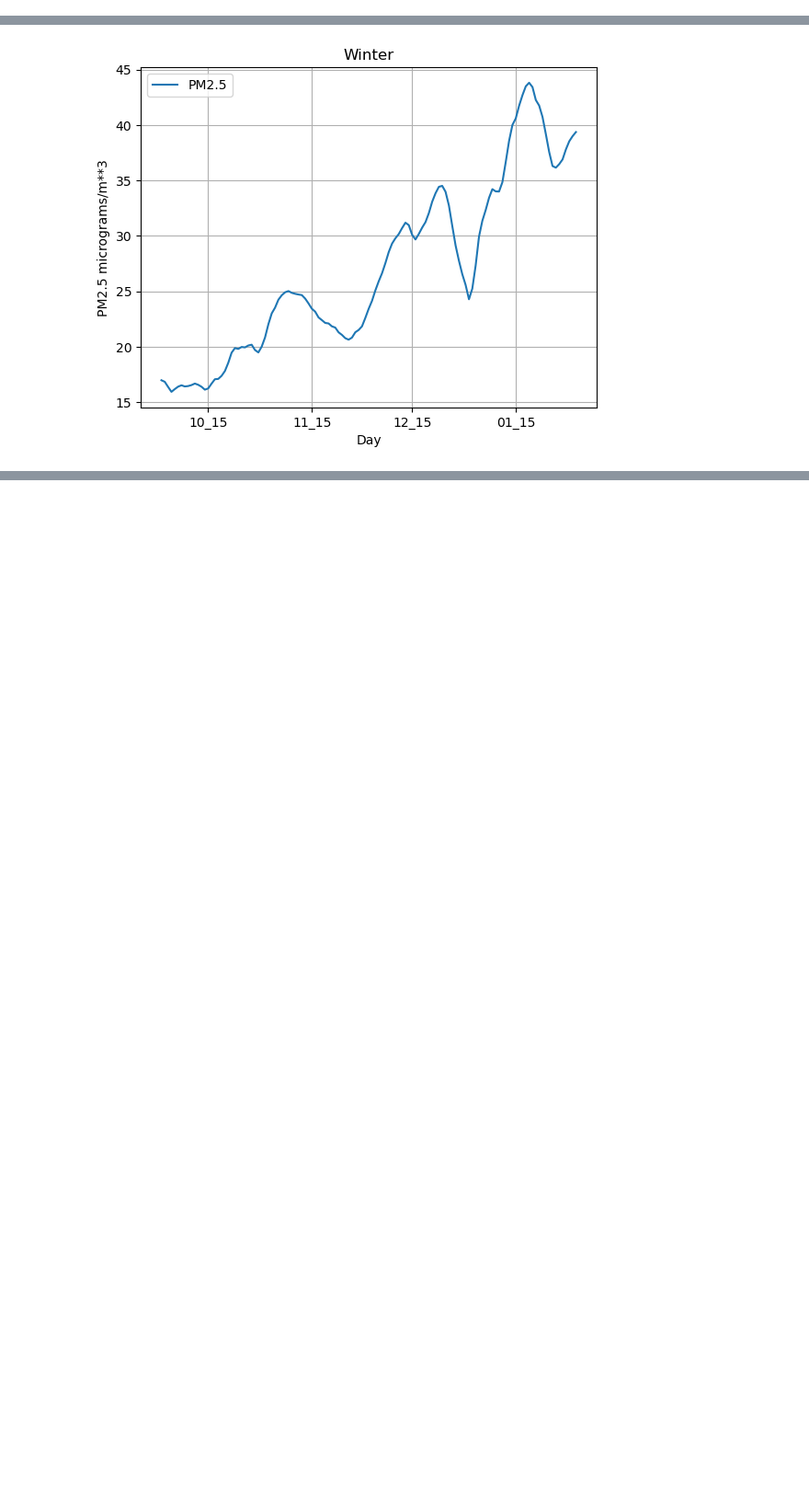
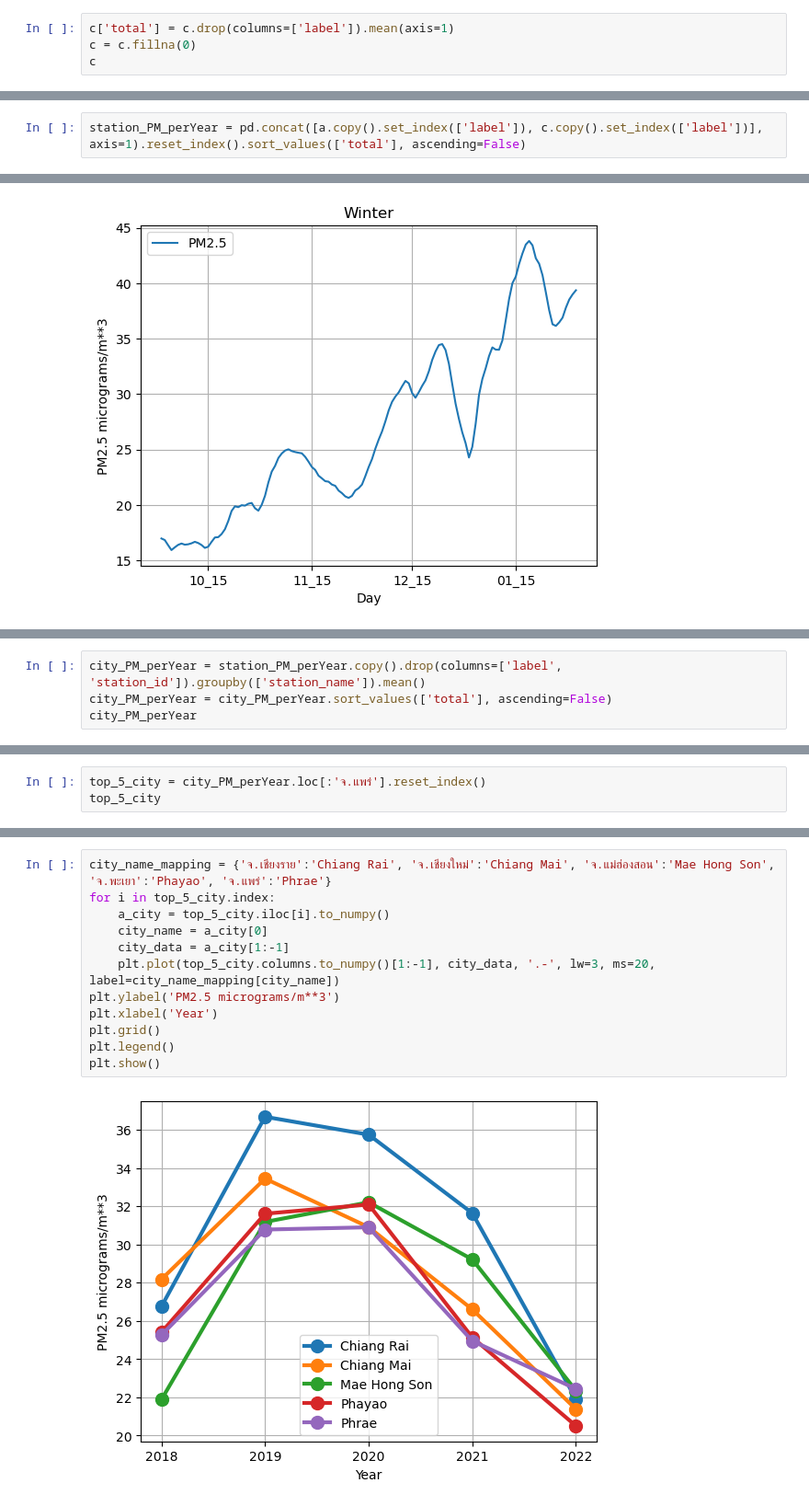
Before and after one commit to men31/DataMining_PM2_5, a Jupyter notebook: PM25_Coding/Data_Visualization/PM_Visualization.ipynb, the cells around one changed output, grey strips where cells are left out. Shown at 92% size. Cells and saved outputs as stored; diff of their text form; blank space fills up the shorter version.

Commit message:
Success on visualization

```diff
--- a/PM25_Coding/Data_Visualization/PM_Visualization.ipynb
+++ b/PM25_Coding/Data_Visualization/PM_Visualization.ipynb
@@ -150,0 +203,4 @@ Text(0, 0.5, 'Normalized count')
+# %%
+c['total'] = c.drop(columns=['label']).mean(axis=1)
+c = c.fillna(0)
+c
@@ -150,0 +224,2 @@ Text(0, 0.5, 'Normalized count')
+# %%
+station_PM_perYear = pd.concat([a.copy().set_index(['label']), c.copy().set_index(['label'])], axis=1).reset_index().sort_values(['total'], ascending=False)
@@ -213,0 +341,4 @@ plot_TS_3_seasons(TS_PM_data)
+# %%
+city_PM_perYear = station_PM_perYear.copy().drop(columns=['label', 'station_id']).groupby(['station_name']).mean()
+city_PM_perYear = city_PM_perYear.sort_values(['total'], ascending=False)
+city_PM_perYear
@@ -213,0 +363,3 @@ plot_TS_3_seasons(TS_PM_data)
+# %%
+top_5_city = city_PM_perYear.loc[:'จ.แพร่'].reset_index()
+top_5_city
@@ -213,0 +373,14 @@ plot_TS_3_seasons(TS_PM_data)
+# %%
+city_name_mapping = {'จ.เชียงราย':'Chiang Rai', 'จ.เชียงใหม่':'Chiang Mai', 'จ.แม่ฮ่องสอน':'Mae Hong Son', 'จ.พะเยา':'Phayao', 'จ.แพร่':'Phrae'}
+for i in top_5_city.index:
+    a_city = top_5_city.iloc[i].to_numpy()
+    city_name = a_city[0]
+    city_data = a_city[1:-1]
+    plt.plot(top_5_city.columns.to_numpy()[1:-1], city_data, '.-', lw=3, ms=20, label=city_name_mapping[city_name])
+plt.ylabel('PM2.5 micrograms/m**3')
+plt.xlabel('Year')
+plt.grid()
+plt.legend()
+plt.show()
+# %% [output]
+[figure, added]
```
Also changed, not shown: parts of 15 cells of this notebook, 5 other files.
